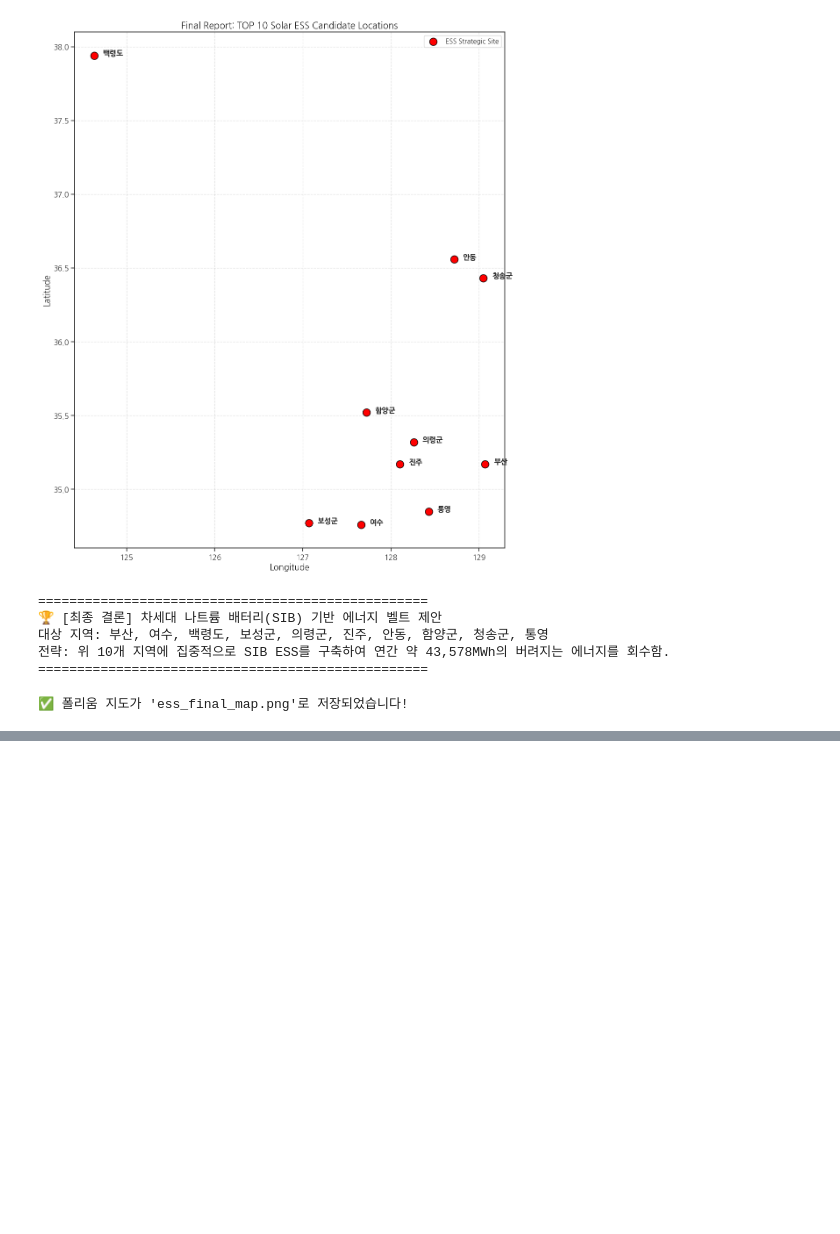
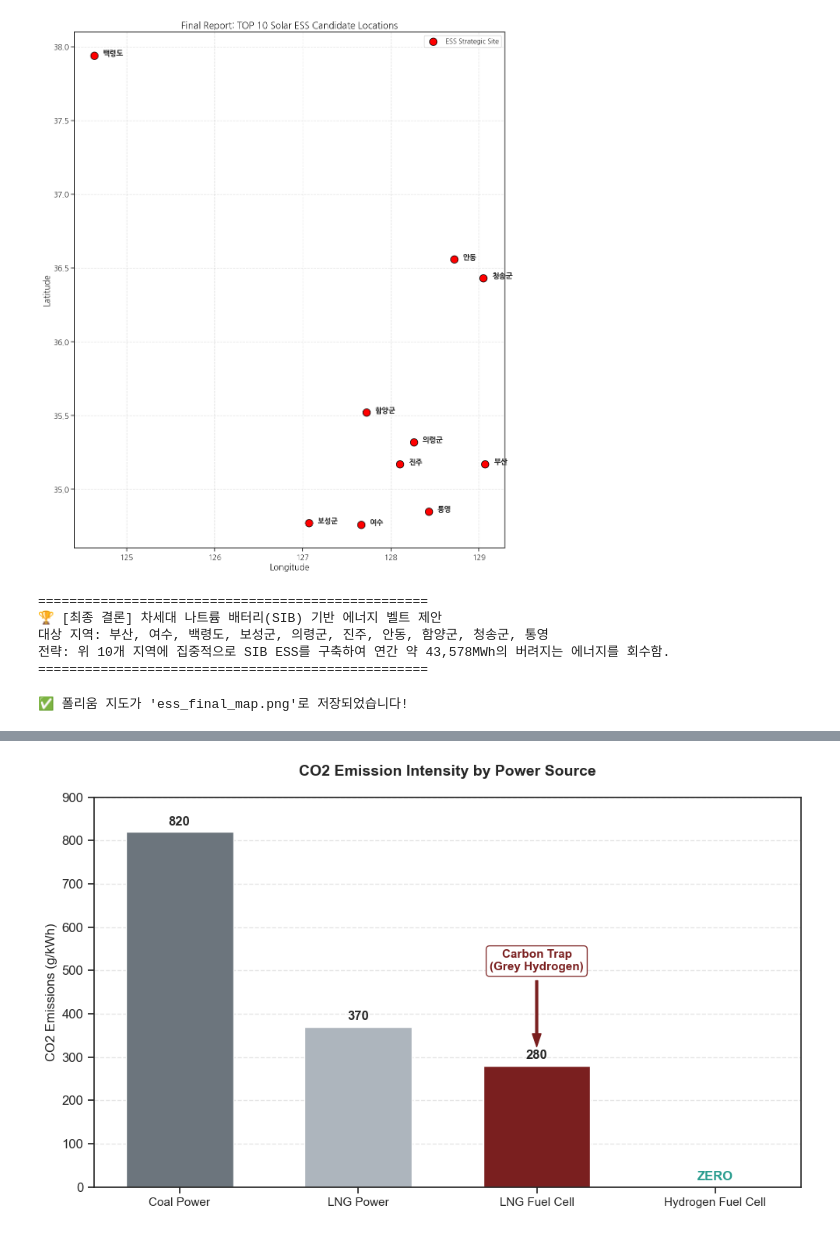
Before and after one commit to s2pray4u2s/seoul-pv-load-analysis, a Jupyter notebook: notebooks/1.ipynb, the cells around one changed output, grey strips where cells are left out. Cells and saved outputs as stored; diff of their text form; code cells hidden in the pictures; blank space fills up the shorter version.

```diff
--- a/notebooks/1.ipynb
+++ b/notebooks/1.ipynb
@@ -341,0 +689,48 @@ print("✅ 폴리움 지도가 'ess_final_map.png'로 저장되었습니다!")
+# %%
+import matplotlib.pyplot as plt
+import numpy as np
+
+# 데이터 설정 (단위: gCO2/kWh, 대략적 평균치)
+sources = ['Coal Power', 'LNG Power', 'LNG Fuel Cell', 'Hydrogen Fuel Cell']
+emissions = [820, 370, 280, 0]  # LNG FC는 개질 과정 포함
+colors = ['#6c757d', '#adb5bd', '#7A1F1F', '#2A9D8F'] # 회색톤 -> 경고색(노랑) -> 청정색(청록)
+
+# 그래프 스타일 설정
+plt.figure(figsize=(10, 6))
+plt.rcParams['font.family'] = 'sans-serif'
+
+# 1. 막대 그래프 그리기
+bars = plt.bar(sources, emissions, color=colors, width=0.6)
+
+# 2. 수치 텍스트 표시
+for bar in bars:
+    height = bar.get_height()
+    if height > 0:
+        plt.text(bar.get_x() + bar.get_width()/2.0, height + 10, f'{height}',
+                 ha='center', va='bottom', fontsize=12, fontweight='bold')
+    else:
+        plt.text(bar.get_x() + bar.get_width()/2.0, 10, 'ZERO',
+                 ha='center', va='bottom', fontsize=12, fontweight='bold', color='#2A9D8F')
+
+# 3. 핵심 문제 강조 (화살표 및 박스)
+# LNG FC 막대 위에 "Still Emitting" 강조
+plt.annotate('Carbon Trap\n(Grey Hydrogen)',
+             xy=(2, 315), xytext=(2, 500),
+             arrowprops=dict(color='#7A1F1F', shrink=0.05, width=2, headwidth=8),
+             bbox=dict(boxstyle="round,pad=0.3", fc="white", ec="#7A1F1F", alpha=0.9),
+             ha='center', fontsize=11, fontweight='bold', color='#7A1F1F')
+
+# 4. 축 및 레이블 설정
+plt.title('CO2 Emission Intensity by Power Source', fontsize=14, fontweight='bold', pad=20)
+plt.ylabel('CO2 Emissions (g/kWh)', fontsize=12)
+plt.ylim(0, 900)
+plt.grid(axis='y', linestyle='--', alpha=0.5)
+
+# X축 라벨 조금 더 잘 보이게
+plt.xticks(fontsize=11)
+
+plt.tight_layout()
+plt.savefig('CO2_Emission.png', dpi=300)
+plt.show()
+# %% [output]
+[figure, added]
```
Also changed, not shown: parts of 11 cells of this notebook, 37 other files.
